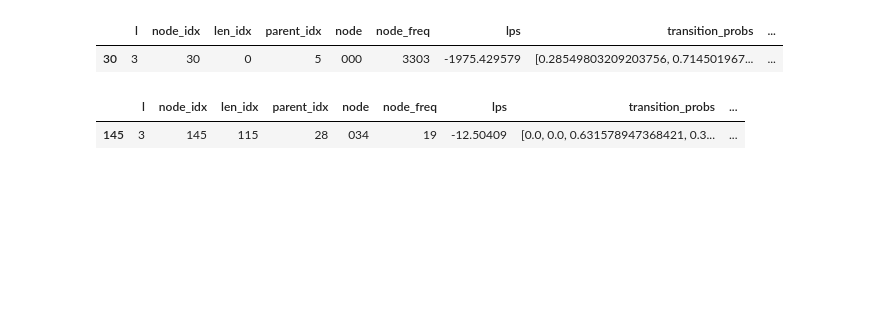
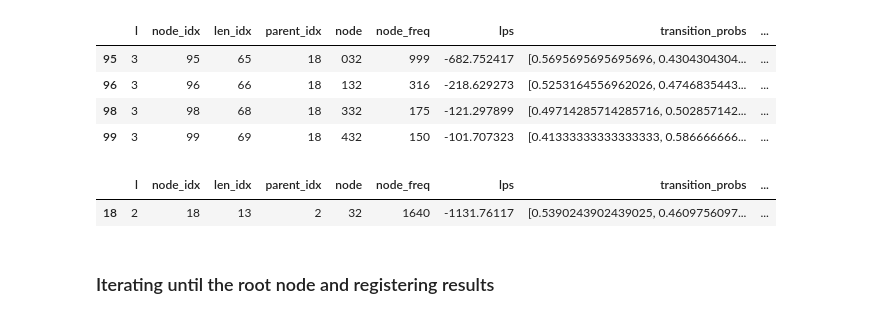
Before and after one commit to neuromat/smallest_maximizer_criterion, a Jupyter notebook: examples/notebooks/Pruning context trees.ipynb, the cells around one changed output. Drawn from its saved outputs; the diff is of its cells as text; code cells hidden in the pictures; blank space fills up the shorter version.

```diff
--- a/examples/notebooks/Pruning context trees.ipynb
+++ b/examples/notebooks/Pruning context trees.ipynb
@@ -27,0 +61,4 @@ df.loc[df.l==max_node_length, 'leaf'] = 1
+# %%
+# select the 'parent' node that is less contributive to the likelihood
+node = parent_nodes.iloc[0]
+node
@@ -27,0 +79,19 @@ df.loc[df.l==max_node_length, 'leaf'] = 1
+# %%
+# mark all leafs from this parent node as removed
+df.loc[df.parent_idx==node.node_idx, 'flag'] = 1
+df.loc[df.parent_idx==node.node_idx]
+# %% [output]
+|  | l | node_idx | len_idx | parent_idx | node | node_freq | lps | transition_probs | ... |
+| 95 | 3 | 95 | 65 | 18 | 032 | 999 | -682.752417 | [0.5695695695695696, 0.4304304304... | ... |
+| 96 | 3 | 96 | 66 | 18 | 132 | 316 | -218.629273 | [0.5253164556962026, 0.4746835443... | ... |
+| 98 | 3 | 98 | 68 | 18 | 332 | 175 | -121.297899 | [0.49714285714285716, 0.502857142... | ... |
+| 99 | 3 | 99 | 69 | 18 | 432 | 150 | -101.707323 | [0.41333333333333333, 0.586666666... | ... |
+# %%
+# consider this parent node as a leaf node henceforth
+df.loc[df.node_idx==node.node_idx, 'leaf'] = 1
+df.loc[df.node_idx==node.node_idx]
+# %% [output]
+|  | l | node_idx | len_idx | parent_idx | node | node_freq | lps | transition_probs | ... |
+| 18 | 2 | 18 | 13 | 2 | 32 | 1640 | -1131.76117 | [0.5390243902439025, 0.4609756097... | ... |
+# %% [markdown]
+### Iterating until the root node and registering results
@@ -28,10 +106,6 @@ df.loc[df.l==max_node_length, 'leaf'] = 1
 # %%
+# Precompute sum of likelihoods
 leaves = df[df.leaf==1]
-#for parent_idx in leaves.parent_idx.unique():
 parent_idx = leaves.parent_idx.unique()[0]
 sum_likelihood = df[df.parent_idx==parent_idx].lps.sum()
 df.loc[df.node_idx==parent_idx, 'transition_sum_log_probs'] = sum_likelihood
-df.loc[df.node_idx==parent_idx]
-# %% [output]
-|  | l | node_idx | len_idx | parent_idx | node | node_freq | lps | transition_probs | ... |
-| 30 | 3 | 30 | 0 | 5 | 000 | 3303 | -1975.429579 | [0.28549803209203756, 0.714501967... | ... |
@@ -61,5 +111,0 @@ df2
-# %%
-t.df[t.df.node_idx==parents[2]]
-# %% [output]
-|  | l | node_idx | len_idx | parent_idx | node | node_freq | lps | transition_probs | ... |
-| 145 | 3 | 145 | 115 | 28 | 034 | 19 | -12.50409 | [0.0, 0.0, 0.631578947368421, 0.3... | ... |
```
Also changed, not shown: parts of 17 cells of this notebook, 1 other file.
